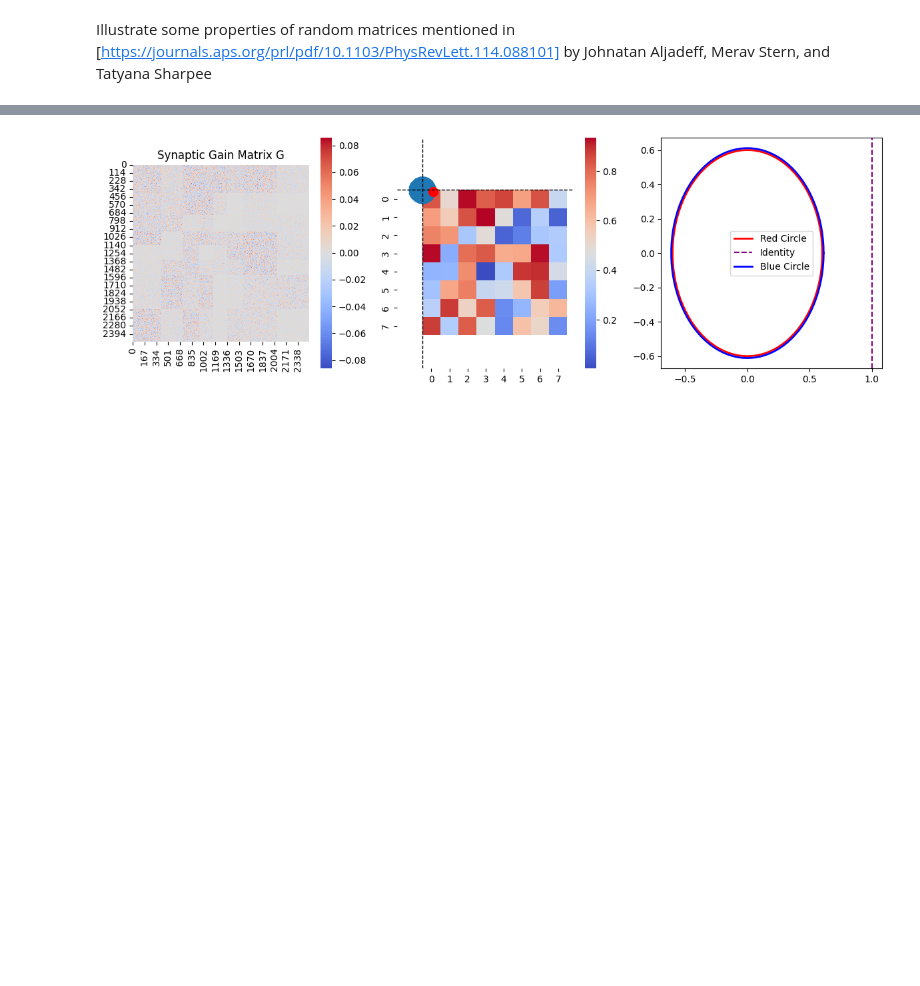
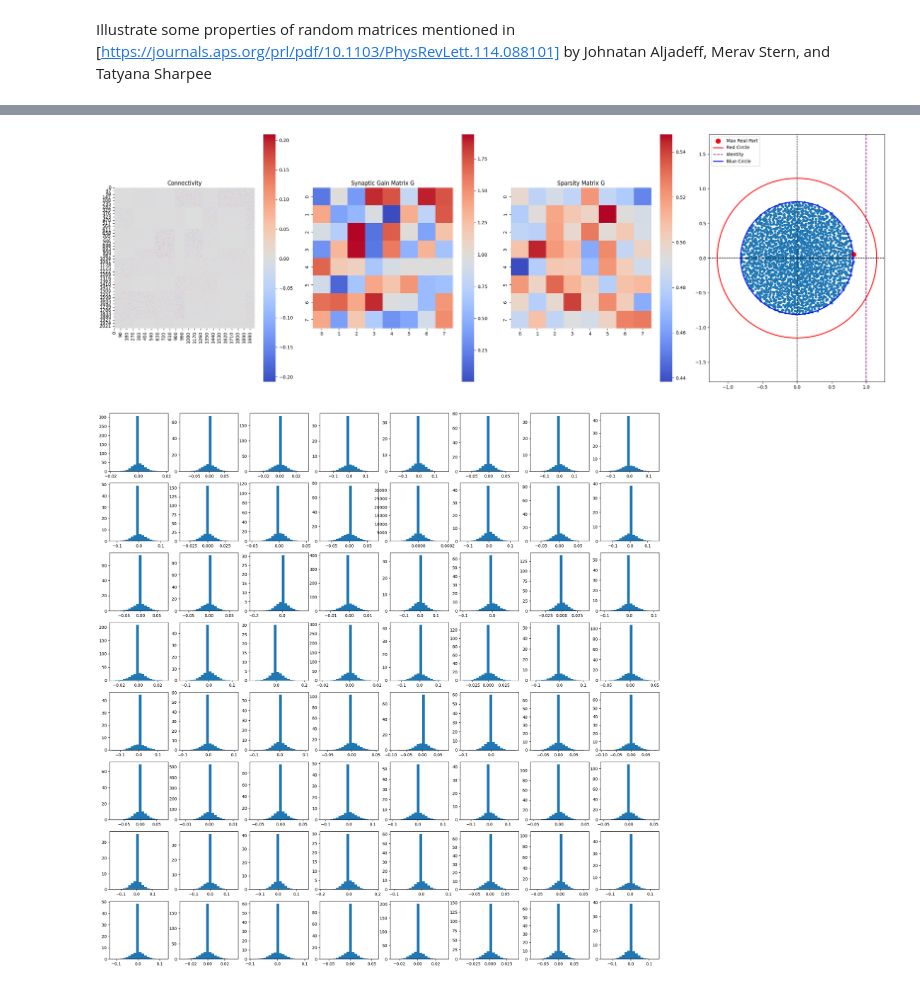
Before and after one commit to StevenZhang0116/bio-random-matrices, a Jupyter notebook: aljadeff2015.ipynb, the cells around one changed output, grey strips where cells are left out. Saved outputs shown, nothing was run; the diff lists cells and outputs as text; code cells hidden in the pictures; blank space fills up the shorter version.

```diff
--- a/aljadeff2015.ipynb
+++ b/aljadeff2015.ipynb
@@ -121,32 +161,39 @@ kappa1 = lambda_M[max_real_index_M]
 # %%
-fig, axs = plt.subplots(1,3,figsize=(4*3,4*1))
+fig, axs = plt.subplots(1,4,figsize=(8*3,8*1))
 sns.heatmap(matrix, ax=axs[0], square=True, cbar=True, cmap="coolwarm", center=0)
 axs[0].set_title("Connectivity")
 sns.heatmap(g_matrix, ax=axs[1], square=True, cbar=True, cmap="coolwarm")
 axs[1].set_title("Synaptic Gain Matrix G")
+sns.heatmap(s_matrix, ax=axs[2], square=True, cbar=True, cmap="coolwarm")
+axs[2].set_title("Sparsity Matrix G")
 
-axs[2].scatter(eigenvalues.real, eigenvalues.imag, s=20)
-axs[2].scatter(eigenvalues.real[max_real_index], eigenvalues.imag[max_real_index], s=100, color='red', label='Max Real Part')
-axs[2].axis("equal")
-axs[2].axhline(0, color='black', linewidth=1, linestyle='--')
-axs[2].axvline(0, color='black', linewidth=1, linestyle='--')
+axs[3].scatter(eigenvalues.real, eigenvalues.imag, s=20)
+axs[3].scatter(eigenvalues.real[max_real_index], eigenvalues.imag[max_real_index], s=100, color='red', label='Max Real Part')
+axs[3].axis("equal")
+axs[3].axhline(0, color='black', linewidth=1, linestyle='--')
+axs[3].axvline(0, color='black', linewidth=1, linestyle='--')
 
 theta = np.linspace(0, 2*np.pi, 100)
 
 x = np.cos(theta) * g_bar
 y = np.sin(theta) * g_bar
-axs[2].plot(x, y, color='red', linewidth=2, label='Red Circle')
-axs[2].axvline(x=1, color='purple', linestyle='--', label='Identity')
-axs[2].legend()
+axs[3].plot(x, y, color='red', linewidth=2, label='Red Circle')
+axs[3].axvline(x=1, color='purple', linestyle='--', label='Identity')
+axs[3].legend()
 
 x = np.cos(theta) * np.sqrt(kappa1)
 y = np.sin(theta) * np.sqrt(kappa1)
-axs[2].plot(x, y, color='blue', linewidth=2, label='Blue Circle')
-axs[2].legend()
-
-
+axs[3].plot(x, y, color='blue', linewidth=2, label='Blue Circle')
+axs[3].legend()
 fig.tight_layout()
 
+figdist, axsdist = plt.subplots(D, D, figsize=(3*D, 3*D))
+for D1 in range(D):
+    for D2 in range(D):
+        matrix_cut = matrix[row_record[D1]:row_record[D1+1],row_record[D2]:row_record[D2+1]]
+        axsdist[D1,D2].hist(matrix_cut.flatten(), density=True, bins=20)
+
 plt.show()
 # %% [output]
-[figure, old version]
+[figure, new version]
+[figure, added]
```
Also changed, not shown: parts of 3 cells of this notebook.
